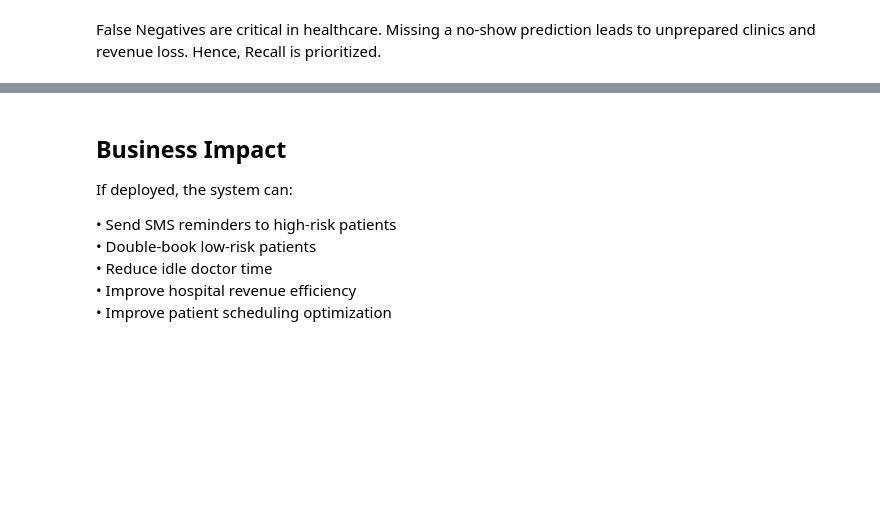
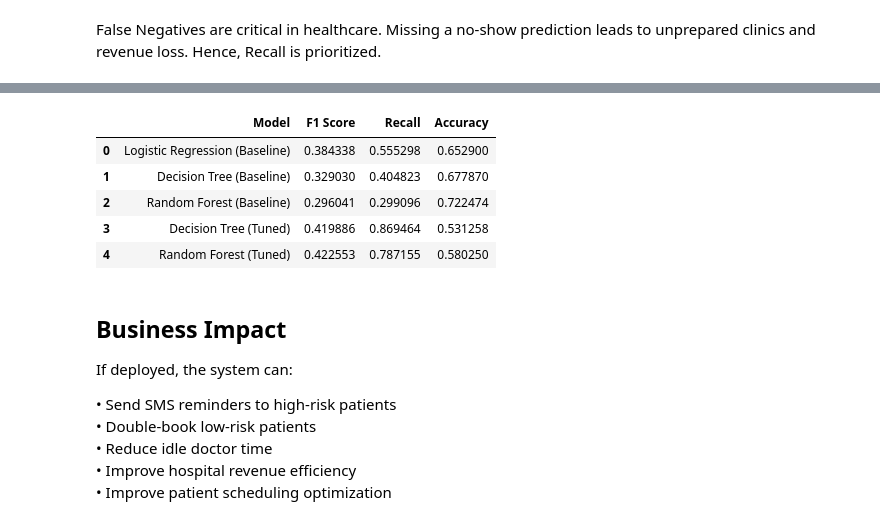
Before and after one commit to Priyal-2005/GenAI-clinical-no-show-prediction, a Jupyter notebook: notebook/GenAI_MidSem_Project_4.ipynb, the cells around one changed output, grey strips where cells are left out. Cells and saved outputs as stored; diff of their text form; code cells hidden in the pictures; blank space fills up the shorter version.

```diff
--- a/notebook/GenAI_MidSem_Project_4.ipynb
+++ b/notebook/GenAI_MidSem_Project_4.ipynb
@@ -478,3 +517,47 @@ plt.show()
+# %%
+from sklearn.metrics import f1_score, accuracy_score, recall_score, precision_score
+
+comparison_results = {
+    "Model": [
+        "Logistic Regression (Baseline)",
+        "Decision Tree (Baseline)",
+        "Random Forest (Baseline)",
+        "Decision Tree (Tuned)",
+        "Random Forest (Tuned)"
+    ],
+    "F1 Score": [
+        f1_score(y_test, y_pred_log),
+        f1_score(y_test, y_pred_tree),
+        f1_score(y_test, y_pred_rf),
+        f1_score(y_test, y_pred_tree_tuned),
+        f1_score(y_test, y_pred_rf_tuned)
+    ],
+    "Recall": [
+        recall_score(y_test, y_pred_log),
+        recall_score(y_test, y_pred_tree),
+        recall_score(y_test, y_pred_rf),
+        recall_score(y_test, y_pred_tree_tuned),
+        recall_score(y_test, y_pred_rf_tuned)
+    ],
+    "Accuracy": [
+        accuracy_score(y_test, y_pred_log),
+        accuracy_score(y_test, y_pred_tree),
+        accuracy_score(y_test, y_pred_rf),
+        accuracy_score(y_test, y_pred_tree_tuned),
+        accuracy_score(y_test, y_pred_rf_tuned)
+    ]
+}
+
+comparison_df = pd.DataFrame(comparison_results)
+comparison_df
+# comparison_df.sort_values(by="F1 Score", ascending=False)
+# %% [output]
+|  | Model | F1 Score | Recall | Accuracy |
+| 0 | Logistic Regression (Baseline) | 0.384338 | 0.555298 | 0.652900 |
+| 1 | Decision Tree (Baseline) | 0.329030 | 0.404823 | 0.677870 |
+| 2 | Random Forest (Baseline) | 0.296041 | 0.299096 | 0.722474 |
+| 3 | Decision Tree (Tuned) | 0.419886 | 0.869464 | 0.531258 |
+| 4 | Random Forest (Tuned) | 0.422553 | 0.787155 | 0.580250 |
 # %% [markdown]
 ## Business Impact
 
```
Also changed, not shown: parts of 27 cells of this notebook, 1 other file.
